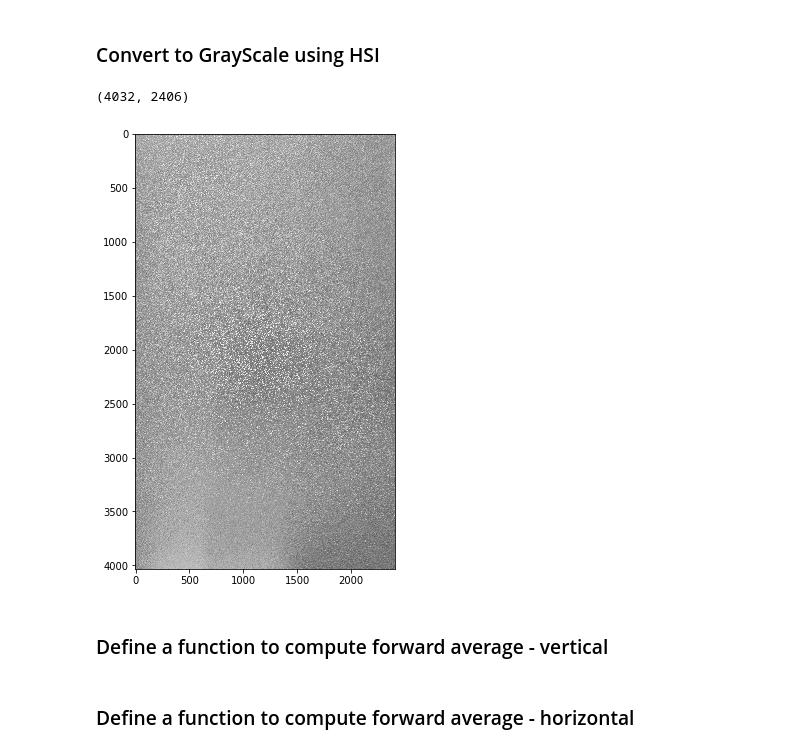
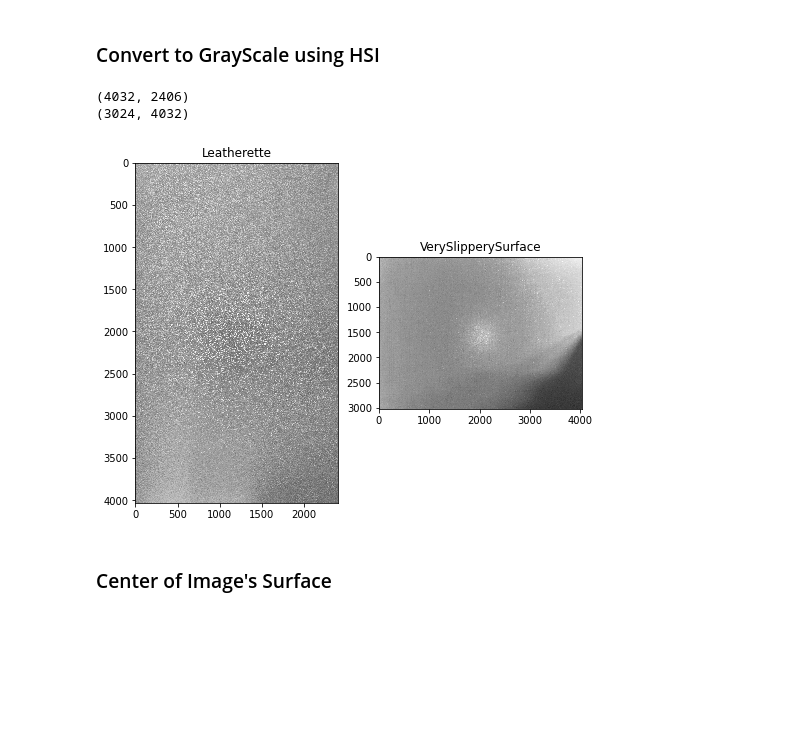
Before and after one commit to Kchanghun/CompareSurfaceRoughness, a Jupyter notebook: CompareSurfaceRoughness.ipynb, the cells around one changed output. Saved outputs shown, nothing was run; the diff lists cells and outputs as text; code cells hidden in the pictures; blank space fills up the shorter version.

```diff
--- a/CompareSurfaceRoughness.ipynb
+++ b/CompareSurfaceRoughness.ipynb
@@ -31,16 +42,2 @@ plt.show()
 # %% [markdown]
 ### Convert to GrayScale using HSI
-# %%
-testGray = np.zeros((testImg.shape[0],testImg.shape[1]))
-print(testGray.shape)
-testGray = testImg[:,:,0]/3+testImg[:,:,1]/3+testImg[:,:,2]/3
-testGray = testGray/255
-plt.figure(figsize=(8,8))
-# plt.imshow(testGray)
-plt.imshow(testGray, cmap='gray', vmin=0, vmax=1, interpolation='none')
-plt.show()
-# %% [output]
-(4032, 2406)
-[figure, removed]
-# %% [markdown]
-### Define a function to compute forward average - vertical
@@ -55,2 +43,0 @@ def compute_average_vertical_forward(I):
-# %% [markdown]
-### Define a function to compute forward average - horizontal
@@ -65 +44,27 @@ def compute_average_horizontal_forward(I):
+# %%
+plt.figure(figsize=(8,8))
+
+plt.subplot(1,2,1)
+plt.title('Leatherette')
+Gray_Leatherette = np.zeros((Leatherette_Img.shape[0],Leatherette_Img.shape[1]))
+print(Gray_Leatherette.shape)
+Gray_Leatherette = Leatherette_Img[:,:,0]/3+Leatherette_Img[:,:,1]/3+Leatherette_Img[:,:,2]/3
+Gray_Leatherette = Gray_Leatherette/255
+plt.imshow(Gray_Leatherette, cmap='gray', vmin=0, vmax=1, interpolation='none')
+
+plt.subplot(1,2,2)
+plt.title('VerySlipperySurface')
+Gray_VerySlipperySurface = np.zeros((VerySlipperySurface_Img.shape[0],VerySlipperySurface_Img.shape[1]))
+print(Gray_VerySlipperySurface.shape)
+Gray_VerySlipperySurface = VerySlipperySurface_Img[:,:,0]/3+VerySlipperySurface_Img[:,:,1]/3+VerySlipperySurface_Img[:,:,2]/3
+Gray_VerySlipperySurface = Gray_VerySlipperySurface/255
+plt.imshow(Gray_VerySlipperySurface, cmap='gray', vmin=0, vmax=1, interpolation='none')
+
+plt.show()
+# %% [output]
+(4032, 2406)
+(3024, 4032)
+[figure, added]
+# %% [markdown]
+### Center of Image's Surface
 # %%
```
Also changed, not shown: parts of 6 cells of this notebook, 1 other file.
